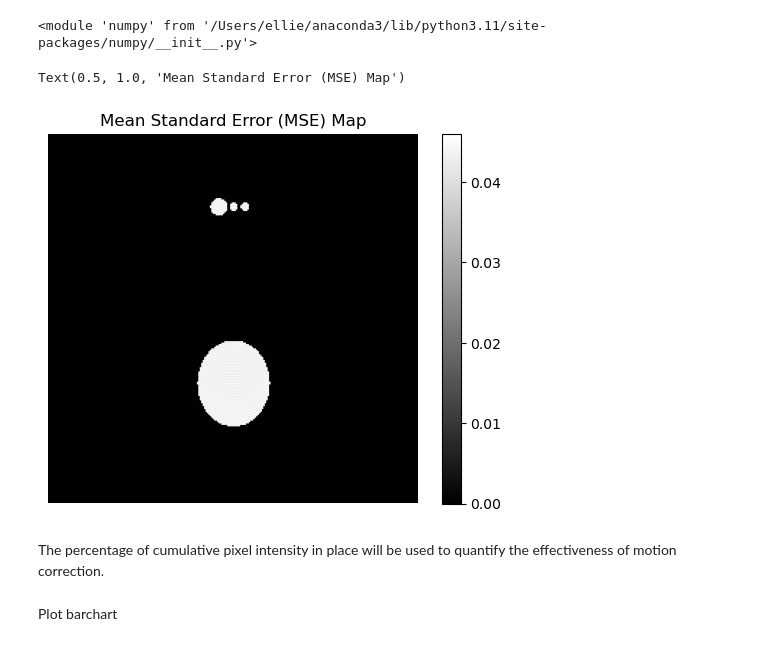
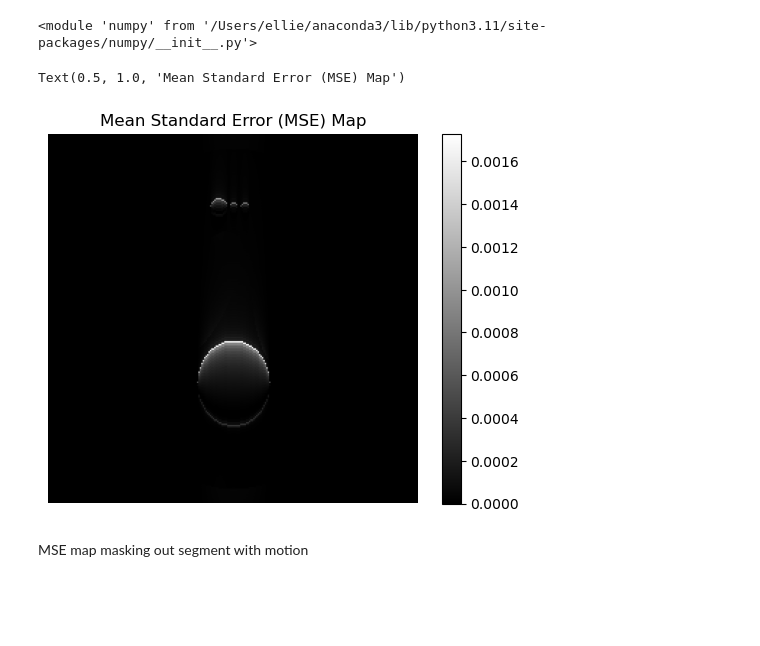
Before and after one commit to ellieYD/MRI_Flow_Motion_Correction, a Jupyter notebook: PhantomSimulation_FlowMotion_NEW.ipynb, the cells around one changed output. Drawn from its saved outputs; the diff is of its cells as text; code cells hidden in the pictures; blank space fills up the shorter version.

```diff
--- a/PhantomSimulation_FlowMotion_NEW.ipynb
+++ b/PhantomSimulation_FlowMotion_NEW.ipynb
@@ -90,7 +110,7 @@ upper_threshold = np.float64(0.301)
 lower_mask = (original_img >= lower_threshold).astype(np.uint8)
 upper_mask = (original_img <= upper_threshold).astype(np.uint8)
 
-segmented_img, non_segmented_img = segment_image(original_img, lower_threshold, upper_threshold)
+segmented_img, non_segmented_img, binary_mask = segment_image(original_img, lower_threshold, upper_threshold)
 # %% [output]
 [-5.55111512e-17  0.00000000e+00  2.00000000e-01  3.00000000e-01
   1.00000000e+00]
@@ -141,15 +161,15 @@ plt.axis('Off')
 The amplitude of oscillation should be a few pixels/voxels to reflect the pulses in the brain stem.
 # %%
 #Parameters
-TR = 7/1000 #second
+TR = 6/1000 #second
 cardiac_cycle = 1 #second
-phase_oscillation_amplitude = np.pi #range: 0 - pi, the bigger, the more artefacts
+phase_oscillation_amplitude = np.pi/8 #range: 0 - pi, the bigger, the more artefacts
 # %% [markdown]
 #### 1.4 Apply reordered sampling scheme to visualise flow motion artefacts without correction
 # %%
 #------Sampling parameters------
 
-TR_spacing = 12 #number of TRs before coming back to the same phase encoding line in the next frame
+TR_spacing = 128 #number of TRs before coming back to the same phase encoding line in the next frame
 n_TF = 12 #number of temporal frames that data will be sampled into
 
 #------Sampling parameters------
@@ -232,7 +269,7 @@ plt.colorbar()
 # %% [markdown]
 ### 5. Visualise Motion Artefacts
 # %%
-mse_map2 = get_mse(avg_img, original_img)
+mse_map = get_mse(avg_img, original_img)
 print(np)
 # %% [output]
 <module 'numpy' from '/Users/ellie/anaconda3/lib/python3.11/site-packages/numpy/__init__.py'>
@@ -240,14 +277,10 @@ print(np)
 #MSE map - mask out regions with flow (vessels)
 # %%
 plt.figure()
-plt.imshow(mse_map2, cmap='gray')
+plt.imshow(mse_map, cmap='gray')
 plt.axis('Off')
 plt.colorbar()
 plt.title('Mean Standard Error (MSE) Map')
 # %% [output]
 Text(0.5, 1.0, 'Mean Standard Error (MSE) Map')
-[figure, old version]
+[figure, new version]
-# %% [markdown]
-The percentage of cumulative pixel intensity in place will be used to quantify the effectiveness of motion correction.
-# %% [markdown]
-Plot barchart
@@ -274,0 +287,2 @@ Plot barchart
+# %% [markdown]
+MSE map masking out segment with motion
```
Also changed, not shown: parts of 11 cells of this notebook.
